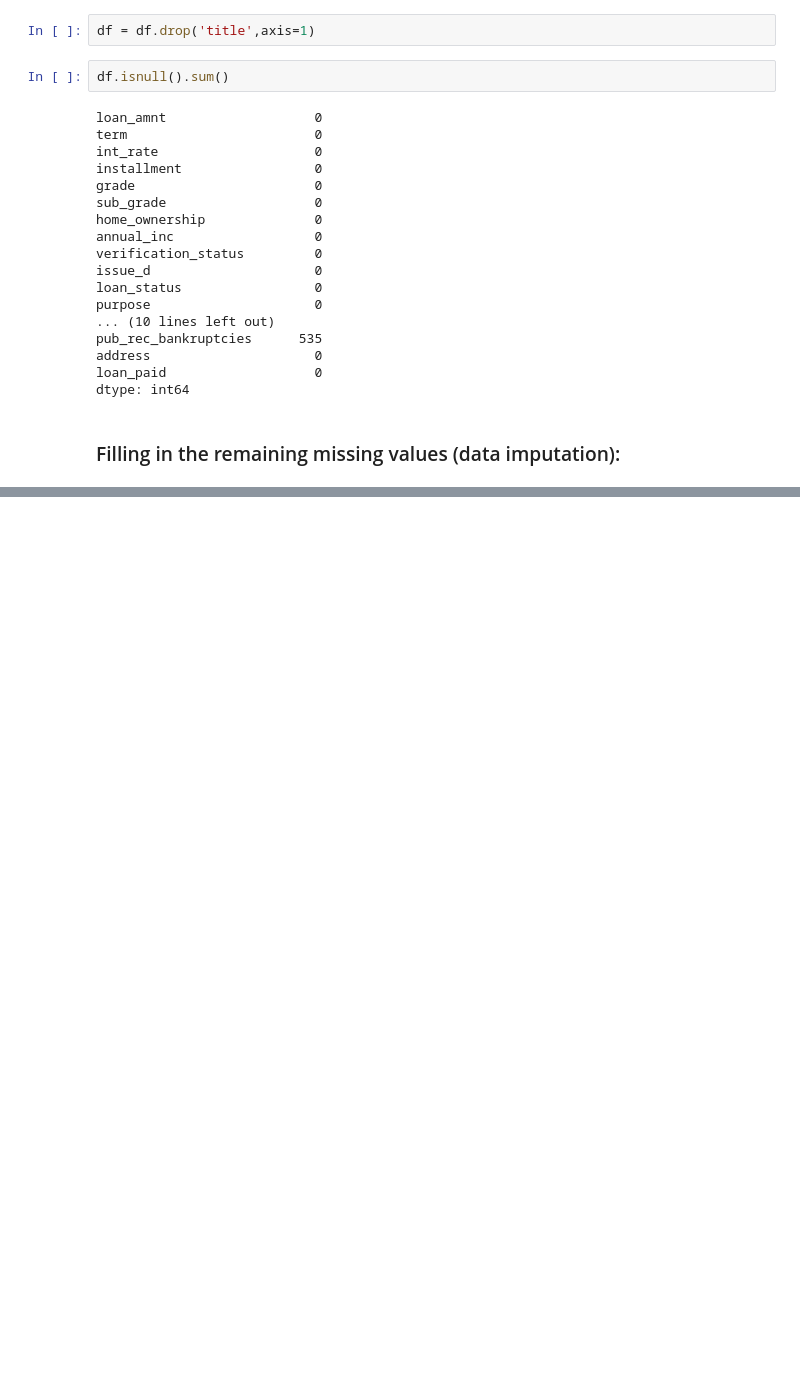
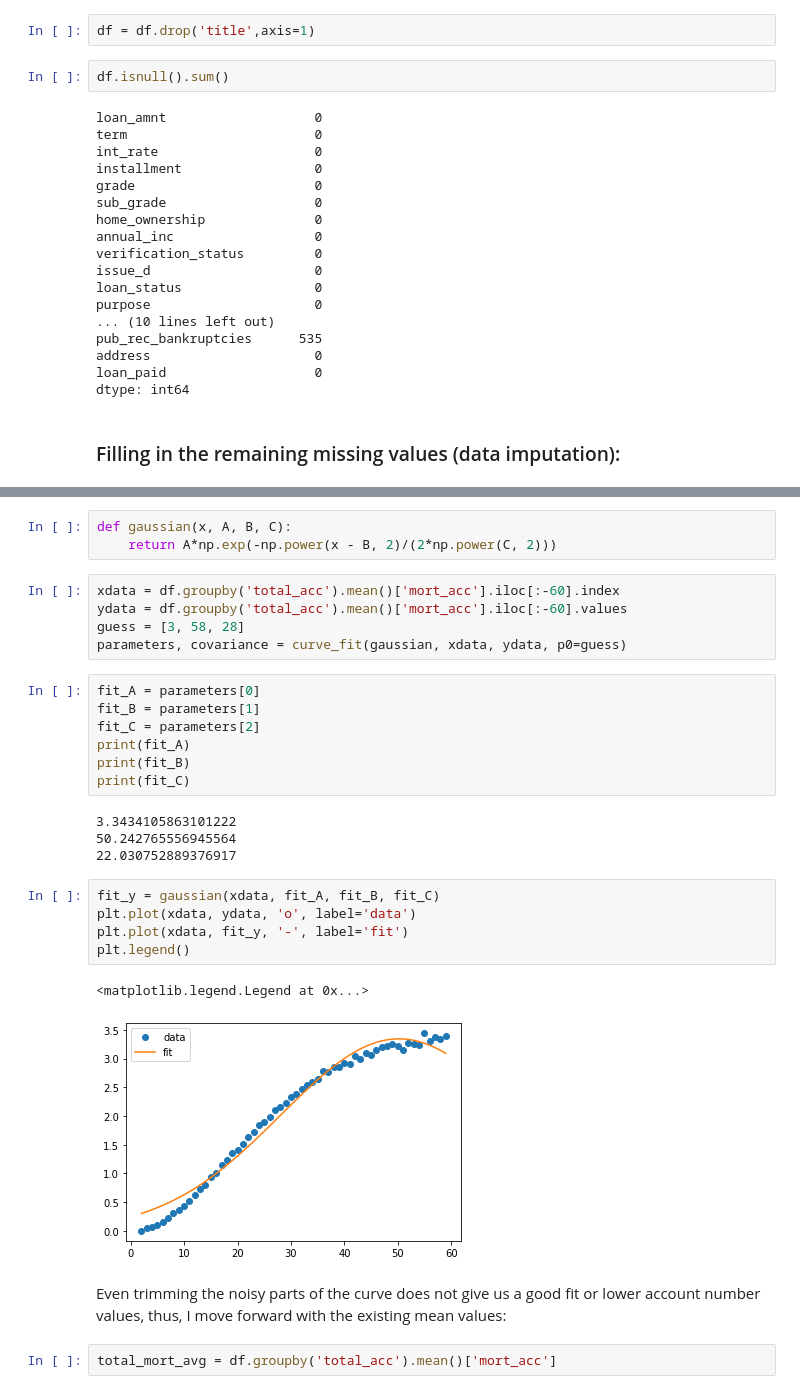
Before and after one commit to ShayanSafavi/ANN_Keras_TF2_Loan_Default, a Jupyter notebook: Keras-TF2-Loan-Default.ipynb, the cells around one changed output, grey strips where cells are left out. Drawn from its saved outputs; the diff is of its cells as text; blank space fills up the shorter version.

```diff
--- a/Keras-TF2-Loan-Default.ipynb
+++ b/Keras-TF2-Loan-Default.ipynb
@@ -683,0 +814,31 @@ dtype: int64
+# %%
+def gaussian(x, A, B, C):
+    return A*np.exp(-np.power(x - B, 2)/(2*np.power(C, 2)))
+# %%
+xdata = df.groupby('total_acc').mean()['mort_acc'].iloc[:-60].index
+ydata = df.groupby('total_acc').mean()['mort_acc'].iloc[:-60].values
+guess = [3, 58, 28]
+parameters, covariance = curve_fit(gaussian, xdata, ydata, p0=guess)
+# %%
+fit_A = parameters[0]
+fit_B = parameters[1]
+fit_C = parameters[2]
+print(fit_A)
+print(fit_B)
+print(fit_C)
+# %% [output]
+3.3434105863101222
+50.242765556945564
+22.030752889376917
+# %%
+fit_y = gaussian(xdata, fit_A, fit_B, fit_C)
+plt.plot(xdata, ydata, 'o', label='data')
+plt.plot(xdata, fit_y, '-', label='fit')
+plt.legend()
+# %% [output]
+<matplotlib.legend.Legend at 0x...>
+[figure, added]
+# %% [markdown]
+Even trimming the noisy parts of the curve does not give us a good fit or lower account number values, thus, I move forward with the existing mean values:
+# %%
+total_mort_avg = df.groupby('total_acc').mean()['mort_acc']
```
Also changed, not shown: parts of 40 cells of this notebook.
